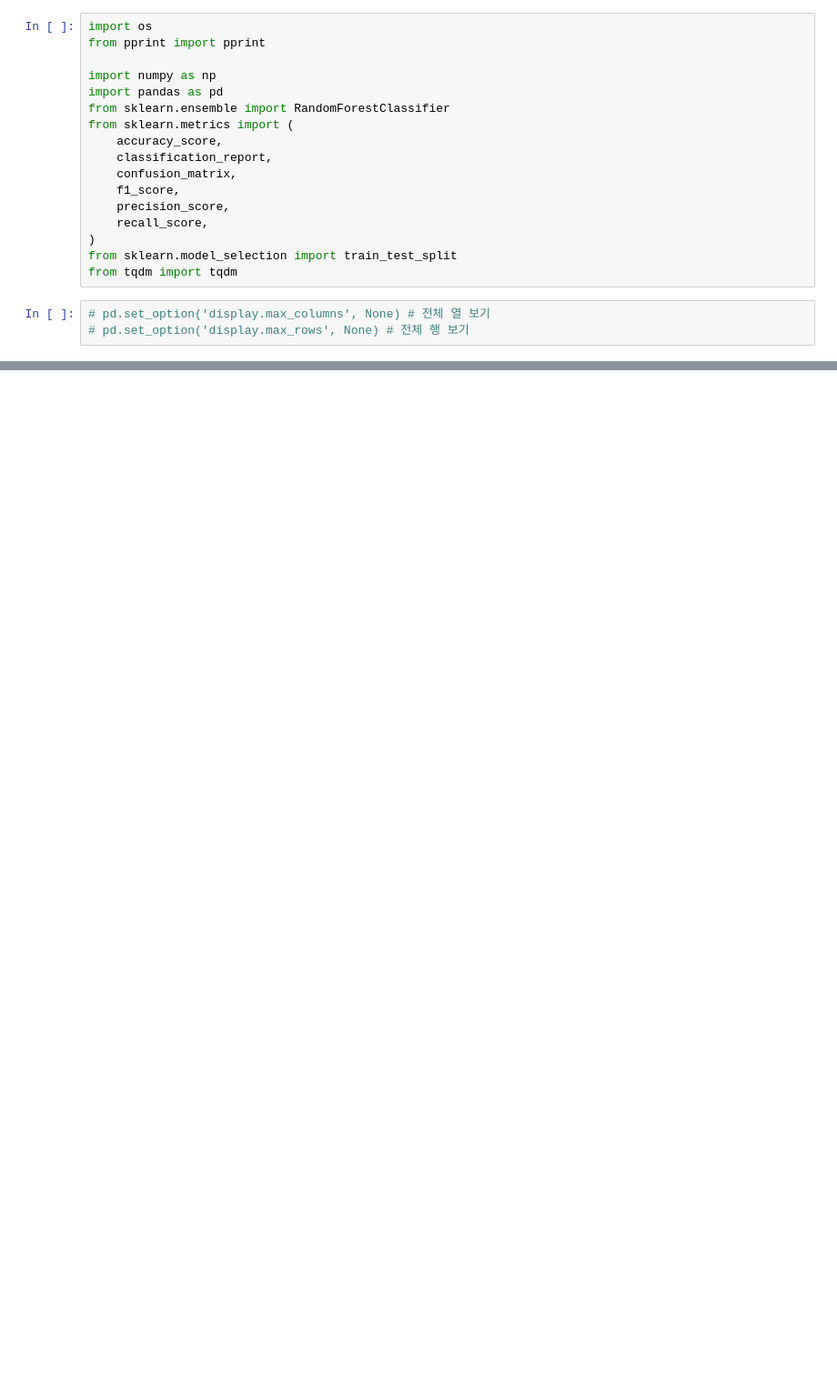
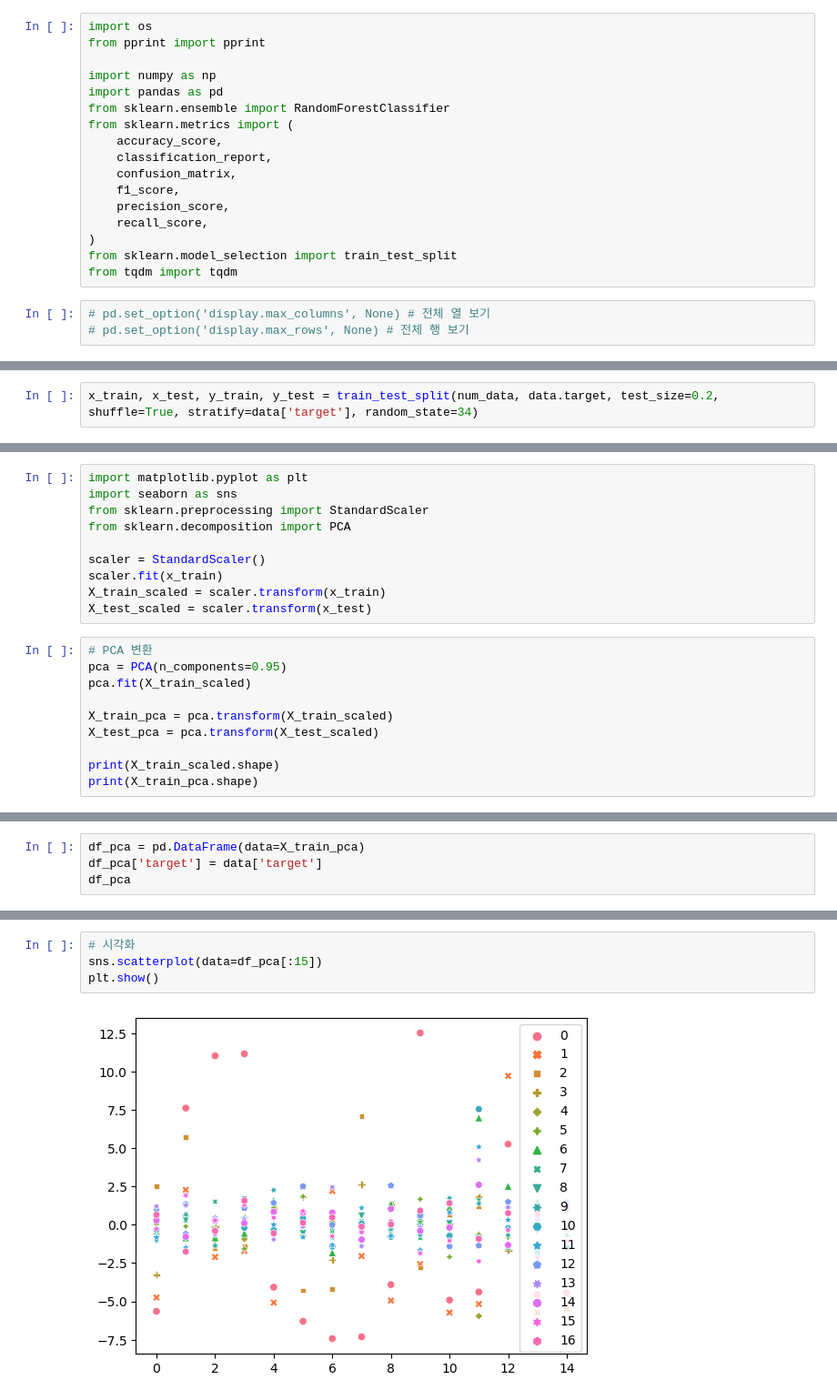
Before and after one commit to moool01/LGAIMERS5th, a Jupyter notebook: Preprocessing.ipynb, the cells around one changed output, grey strips where cells are left out. Shown at 91% size. Cells and saved outputs as stored; diff of their text form; blank space fills up the shorter version.

```diff
--- a/Preprocessing.ipynb
+++ b/Preprocessing.ipynb
@@ -222,0 +237,2 @@ train_data.select_dtypes(exclude = 'object')
+# %%
+x_train, x_test, y_train, y_test = train_test_split(num_data, data.target, test_size=0.2, shuffle=True, stratify=data['target'], random_state=34)
@@ -222,0 +251,20 @@ train_data.select_dtypes(exclude = 'object')
+# %%
+import matplotlib.pyplot as plt
+import seaborn as sns
+from sklearn.preprocessing import StandardScaler
+from sklearn.decomposition import PCA
+
+scaler = StandardScaler()
+scaler.fit(x_train)
+X_train_scaled = scaler.transform(x_train)
+X_test_scaled = scaler.transform(x_test)
+# %%
+# PCA 변환
+pca = PCA(n_components=0.95)
+pca.fit(X_train_scaled)
+
+X_train_pca = pca.transform(X_train_scaled)
+X_test_pca = pca.transform(X_test_scaled)
+
+print(X_train_scaled.shape)
+print(X_train_pca.shape)
@@ -222,0 +274,4 @@ train_data.select_dtypes(exclude = 'object')
+# %%
+df_pca = pd.DataFrame(data=X_train_pca)
+df_pca['target'] = data['target']
+df_pca
@@ -222,0 +299,6 @@ train_data.select_dtypes(exclude = 'object')
+# %%
+# 시각화
+sns.scatterplot(data=df_pca[:15])
+plt.show()
+# %% [output]
+[figure, added]
```
Also changed, not shown: parts of 44 cells of this notebook.
